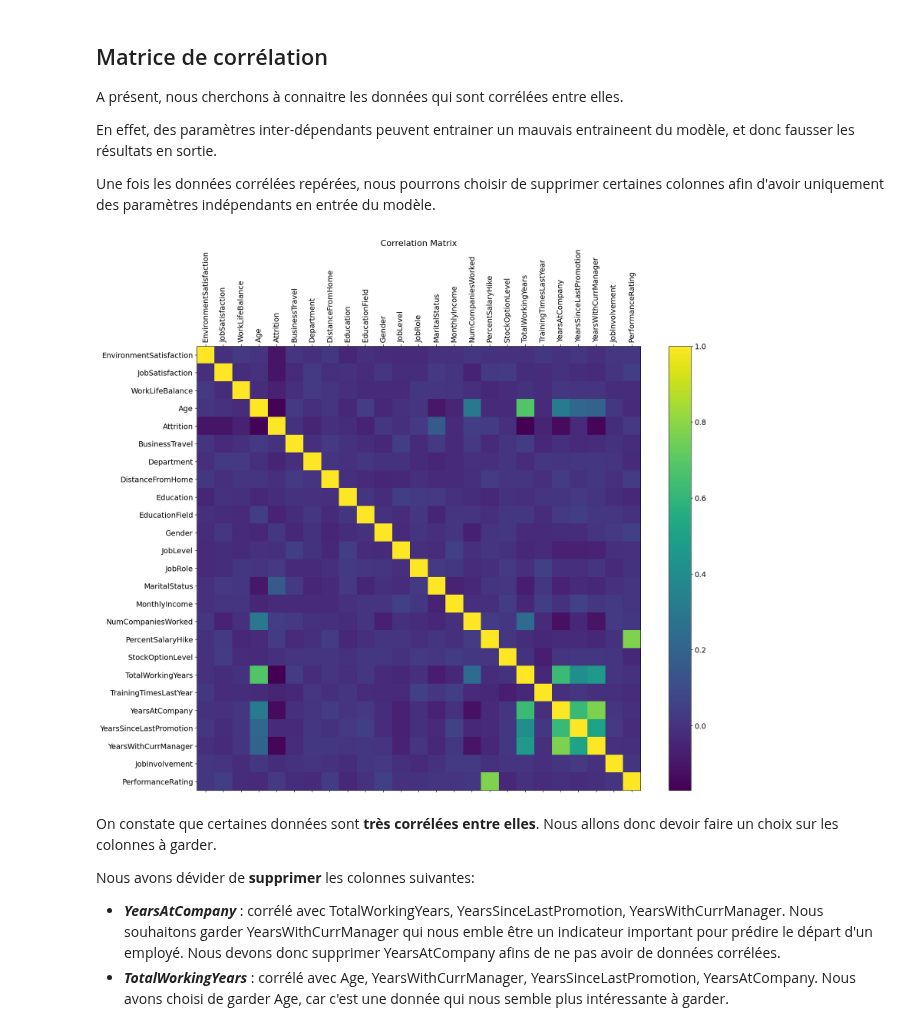
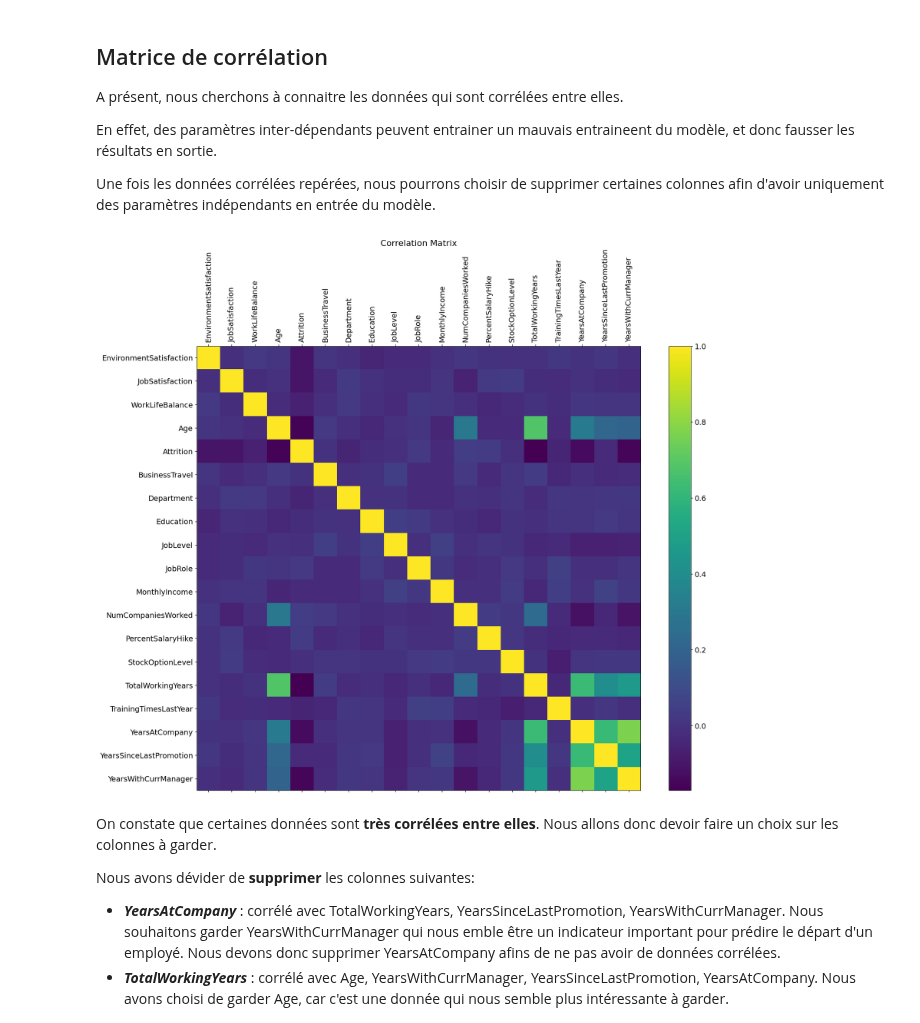
Before and after one commit to Aldresus/projetIA, a Jupyter notebook: projet_opti.ipynb, the cells around one changed output. Saved outputs shown, nothing was run; the diff lists cells and outputs as text; code cells hidden in the pictures.

Commit message:
livrable ethique

```diff
--- a/projet_opti.ipynb
+++ b/projet_opti.ipynb
@@ -121,5 +129,6 @@ generalDf
 # %% [markdown]
 ## Import manager_survey_data.csv
 # %%
-managerSurveyDf = data_loader(csv_path="./data/manager_survey_data.csv")
-managerSurveyDf
+if (ethique == False):
+  managerSurveyDf = data_loader(csv_path="./data/manager_survey_data.csv")
+  managerSurveyDf
@@ -181,7 +176,10 @@ outTimeDf
 ## Merge dataframes
 # %%
 mergedDataframe = pd.merge(employeeSurveyDf, generalDf, on='EmployeeID')
-mergedDataframe = pd.merge(mergedDataframe, managerSurveyDf, on='EmployeeID')
+
+if (ethique == False):
+  mergedDataframe = pd.merge(mergedDataframe, managerSurveyDf, on='EmployeeID')
+
 mergedDataframe.head()
 # %% [output]
 |  | EmployeeID | EnvironmentSatisfaction | JobSatisfaction | WorkLifeBalance | Age | Attrition | ... |
@@ -224,6 +222,13 @@ mergedDataframe.drop(['EmployeeCount'], axis=1, inplace=True)
 mergedDataframe.drop(['Over18'], axis=1, inplace=True)
 mergedDataframe.drop(['StandardHours'], axis=1, inplace=True)
 mergedDataframe.drop(['EmployeeID'], axis=1, inplace=True)
+
+if (ethique == True):
+  mergedDataframe.drop(['DistanceFromHome'], axis=1, inplace=True)
+  mergedDataframe.drop(['EducationField'], axis=1, inplace=True)
+  mergedDataframe.drop(['Gender'], axis=1, inplace=True)
+  mergedDataframe.drop(['MaritalStatus'], axis=1, inplace=True)
+
 mergedDataframe.head()
 # %% [output]
 |  | EnvironmentSatisfaction | JobSatisfaction | WorkLifeBalance | Age | Attrition | BusinessTravel | ... |
@@ -238,7 +242,9 @@ mergedDataframe.head()
 # %%
 # remplacement des strings par des entiers
 mergedDataframe['Attrition'] = mergedDataframe['Attrition'].map({'Yes': 1, 'No': 0})
-mergedDataframe['Gender'] = mergedDataframe['Gender'].map({'Female': 0, 'Male': 1})
+
+if (ethique == False):
+  mergedDataframe['Gender'] = mergedDataframe['Gender'].map({'Female': 0, 'Male': 1})
 
 # regrouper par classe de salaire en 6 groupes de 0 à 200000
 mergedDataframe['MonthlyIncome'] = pd.cut(mergedDataframe['MonthlyIncome'], bins=[0, 33333, 66666, 100000, 133333, 166666, 200000], labels=[0, 1, 2, 3, 4, 5])
@@ -310,28 +315,31 @@ Une fois les données corrélées repérées, nous pourrons choisir de supprimer
 # %%
 # Copy dataframe to avoid modifying the original dataframe
 plottingDF = mergedDataframe.copy()
 
 # Replace category with numerical values just for plotting
 plottingDF['BusinessTravel'] = plottingDF['BusinessTravel'].astype('category').cat.codes
 plottingDF['Department'] = plottingDF['Department'].astype('category').cat.codes
-plottingDF['EducationField'] = plottingDF['EducationField'].astype('category').cat.codes
 plottingDF['JobRole'] = plottingDF['JobRole'].astype('category').cat.codes
-plottingDF['MaritalStatus'] = plottingDF['MaritalStatus'].astype('category').cat.codes
+
+if (ethique == False):
+  plottingDF['EducationField'] = plottingDF['EducationField'].astype('category').cat.codes
+  plottingDF['MaritalStatus'] = plottingDF['MaritalStatus'].astype('category').cat.codes
+
 
 # Calculate the correlation matrix
 corr = plottingDF.corr()
 
 f = plt.figure(figsize=(19, 15))
 plt.matshow(corr, fignum=f.number)
 # show axis label for each line and column
 plt.xticks(range(plottingDF.shape[1]), plottingDF.columns, fontsize=14, rotation=90)
 plt.yticks(range(plottingDF.shape[1]), plottingDF.columns, fontsize=14)
 cb = plt.colorbar()
 cb.ax.tick_params(labelsize=14)
 plt.title('Correlation Matrix', fontsize=16);
 plt.savefig('correlation_matrix.png')
 # %% [output]
-[figure, old version]
+[figure, new version]
 # %% [markdown]
 On constate que certaines données sont **très corrélées entre elles**. Nous allons donc devoir faire un choix sur les colonnes à garder.
 
```
Also changed, not shown: parts of 30 cells of this notebook, 2 other files.
